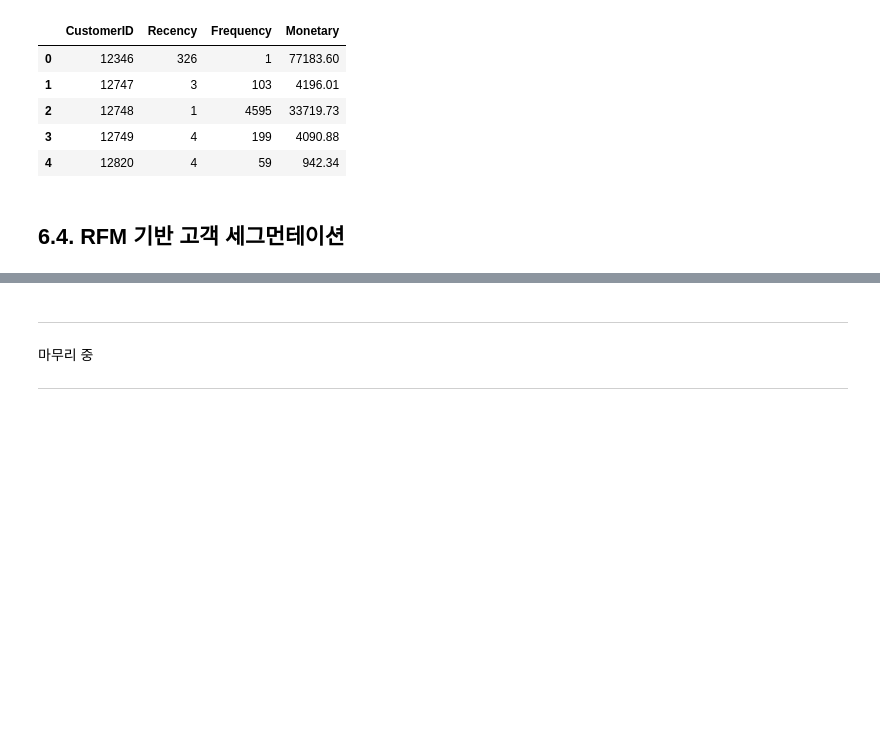
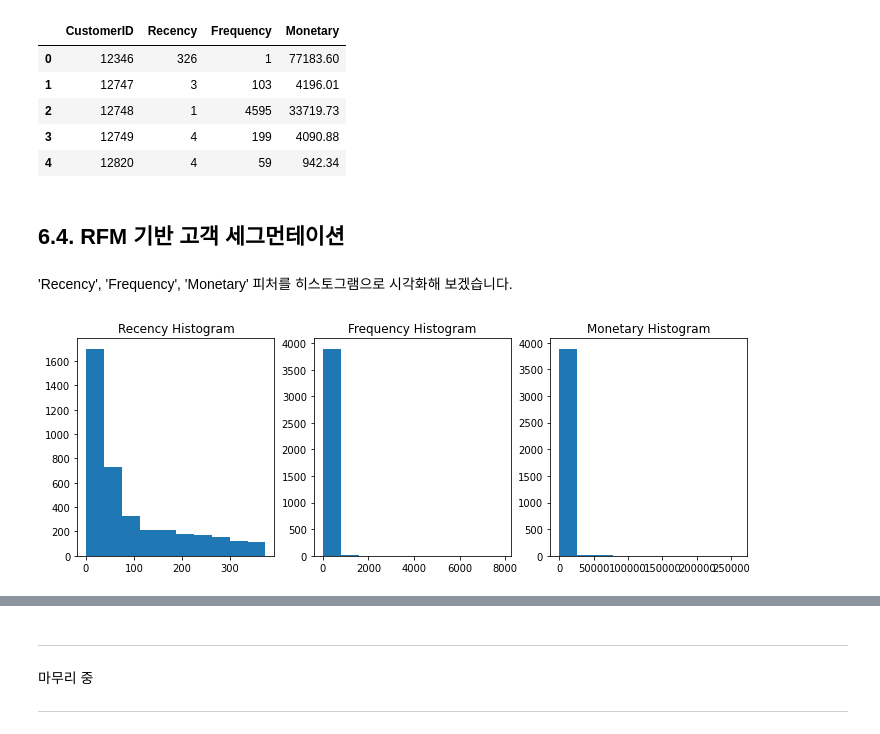
Before and after one commit to LeeSeungwon89/Machine-learning_Theory, a Jupyter notebook: CHAPTER7 군집화.ipynb, the cells around one changed output, grey strips where cells are left out. Drawn from its saved outputs; the diff is of its cells as text; code cells hidden in the pictures; blank space fills up the shorter version.

```diff
--- a/CHAPTER7 군집화.ipynb
+++ b/CHAPTER7 군집화.ipynb
@@ -1128,3 +1123,20 @@ cust_df.head()
 | 4 | 12820 | 4 | 59 | 942.34 |
 # %% [markdown]
 ## **6.4. RFM 기반 고객 세그먼테이션**
+# %% [markdown]
+'Recency', 'Frequency', 'Monetary' 피처를 히스토그램으로 시각화해 보겠습니다.
+# %%
+fig, (ax1, ax2, ax3) = plt.subplots(figsize=(12, 4), nrows=1, ncols=3)
+
+ax1.set_title('Recency Histogram')
+ax1.hist(cust_df['Recency'])
+
+ax2.set_title('Frequency Histogram')
+ax2.hist(cust_df['Frequency'])
+
+ax3.set_title('Monetary Histogram')
+ax3.hist(cust_df['Monetary'])
+
+plt.show()
+# %% [output]
+[figure, added]
```
Also changed, not shown: parts of 5 cells of this notebook.
